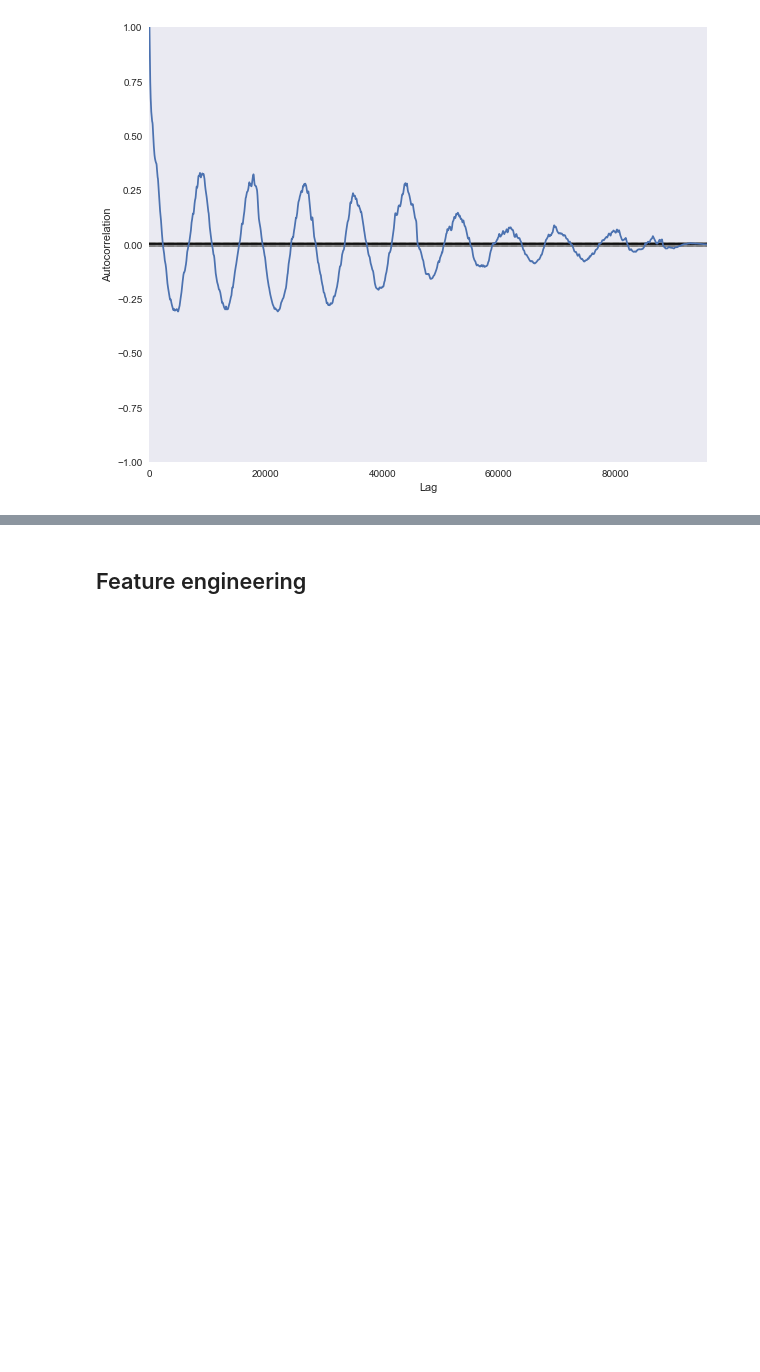
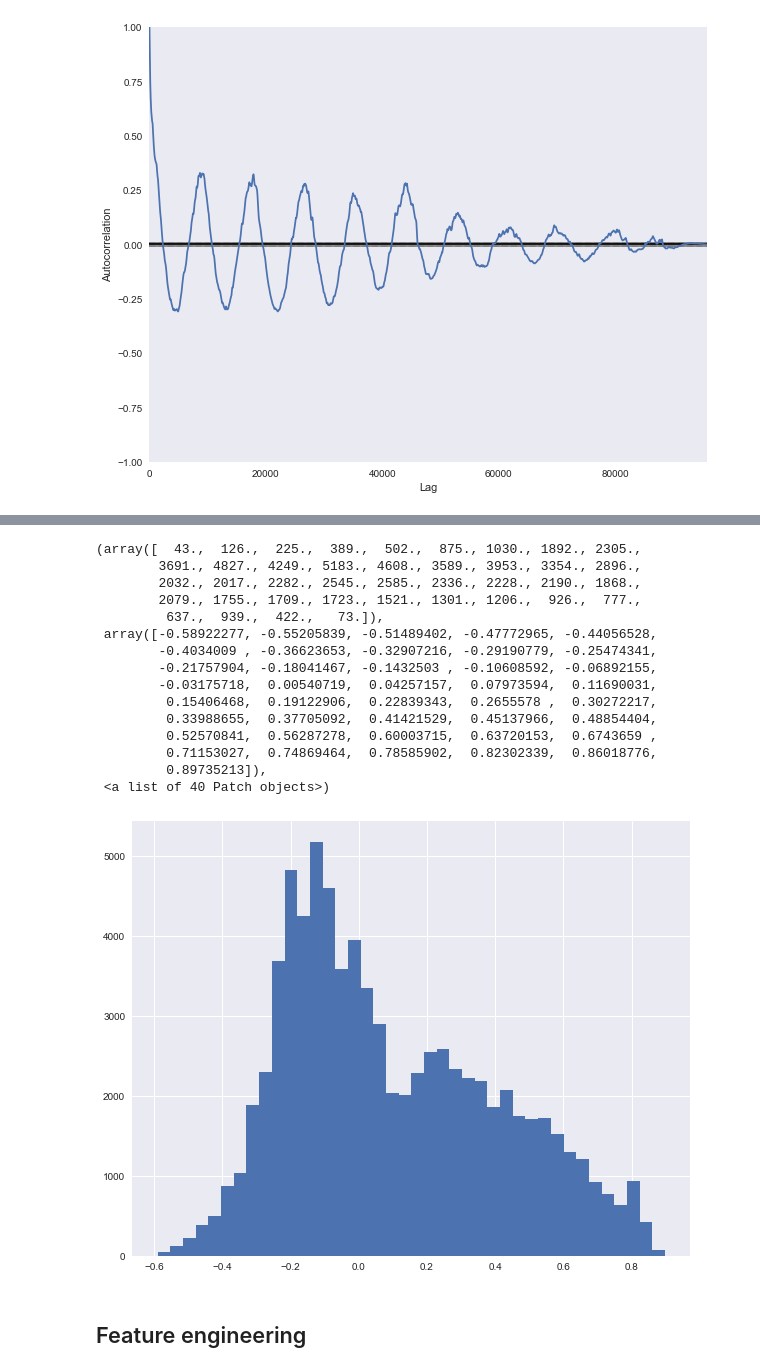
Before and after one commit to mlopezcaballero/Apsu, a Jupyter notebook: notebooks/data_preparation.ipynb, the cells around one changed output, grey strips where cells are left out. Saved outputs shown, nothing was run; the diff lists cells and outputs as text; code cells hidden in the pictures; blank space fills up the shorter version.

```diff
--- a/notebooks/data_preparation.ipynb
+++ b/notebooks/data_preparation.ipynb
@@ -158,0 +182,20 @@ pd.plotting.autocorrelation_plot(df.ZGZ_NR)
+# %%
+plt.figure(figsize=(10,8))
+plt.hist(np.log10(df.ALAGON_NR.values), 40)
+# %% [output]
+(array([  43.,  126.,  225.,  389.,  502.,  875., 1030., 1892., 2305.,
+        3691., 4827., 4249., 5183., 4608., 3589., 3953., 3354., 2896.,
+        2032., 2017., 2282., 2545., 2585., 2336., 2228., 2190., 1868.,
+        2079., 1755., 1709., 1723., 1521., 1301., 1206.,  926.,  777.,
+         637.,  939.,  422.,   73.]),
+ array([-0.58922277, -0.55205839, -0.51489402, -0.47772965, -0.44056528,
+        -0.4034009 , -0.36623653, -0.32907216, -0.29190779, -0.25474341,
+        -0.21757904, -0.18041467, -0.1432503 , -0.10608592, -0.06892155,
+        -0.03175718,  0.00540719,  0.04257157,  0.07973594,  0.11690031,
+         0.15406468,  0.19122906,  0.22839343,  0.2655578 ,  0.30272217,
+         0.33988655,  0.37705092,  0.41421529,  0.45137966,  0.48854404,
+         0.52570841,  0.56287278,  0.60003715,  0.63720153,  0.6743659 ,
+         0.71153027,  0.74869464,  0.78585902,  0.82302339,  0.86018776,
+         0.89735213]),
+ <a list of 40 Patch objects>)
+[figure, added]
```
Also changed, not shown: parts of 11 cells of this notebook.
